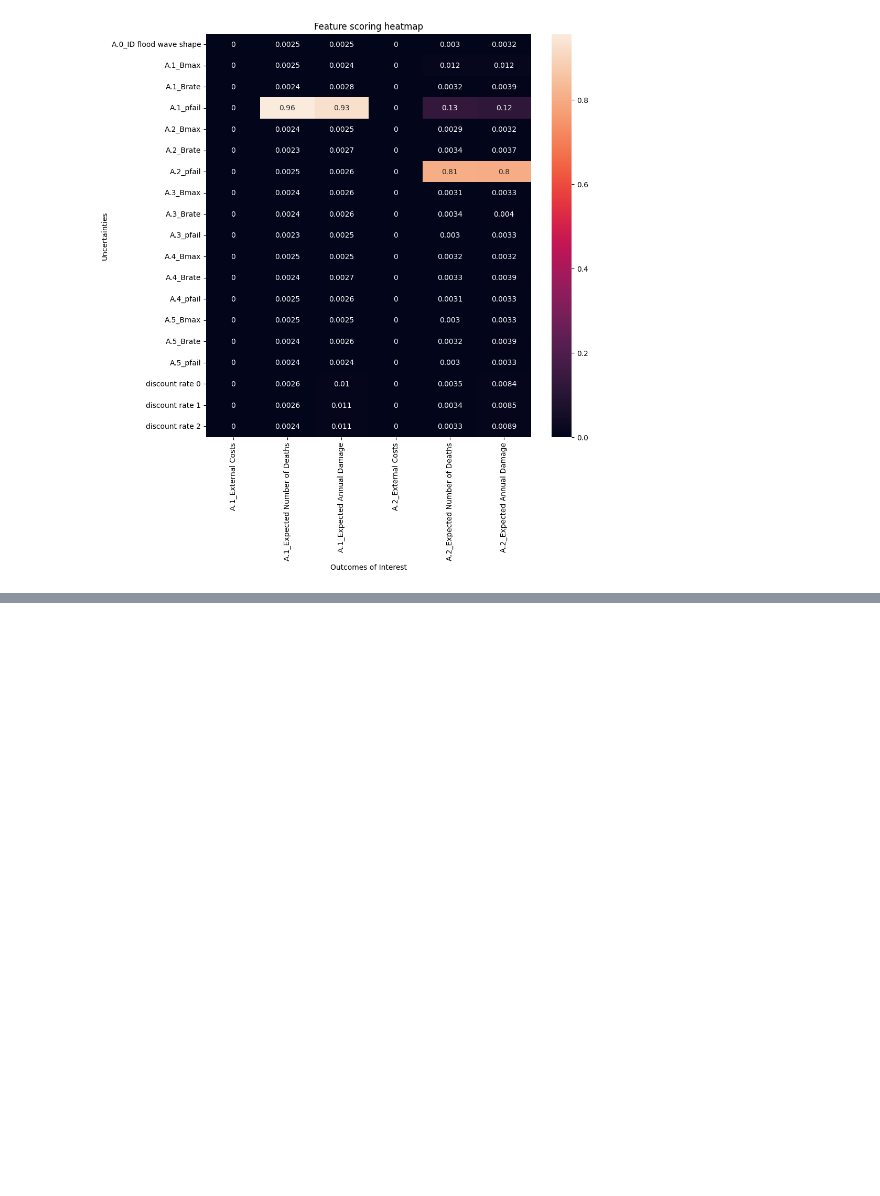
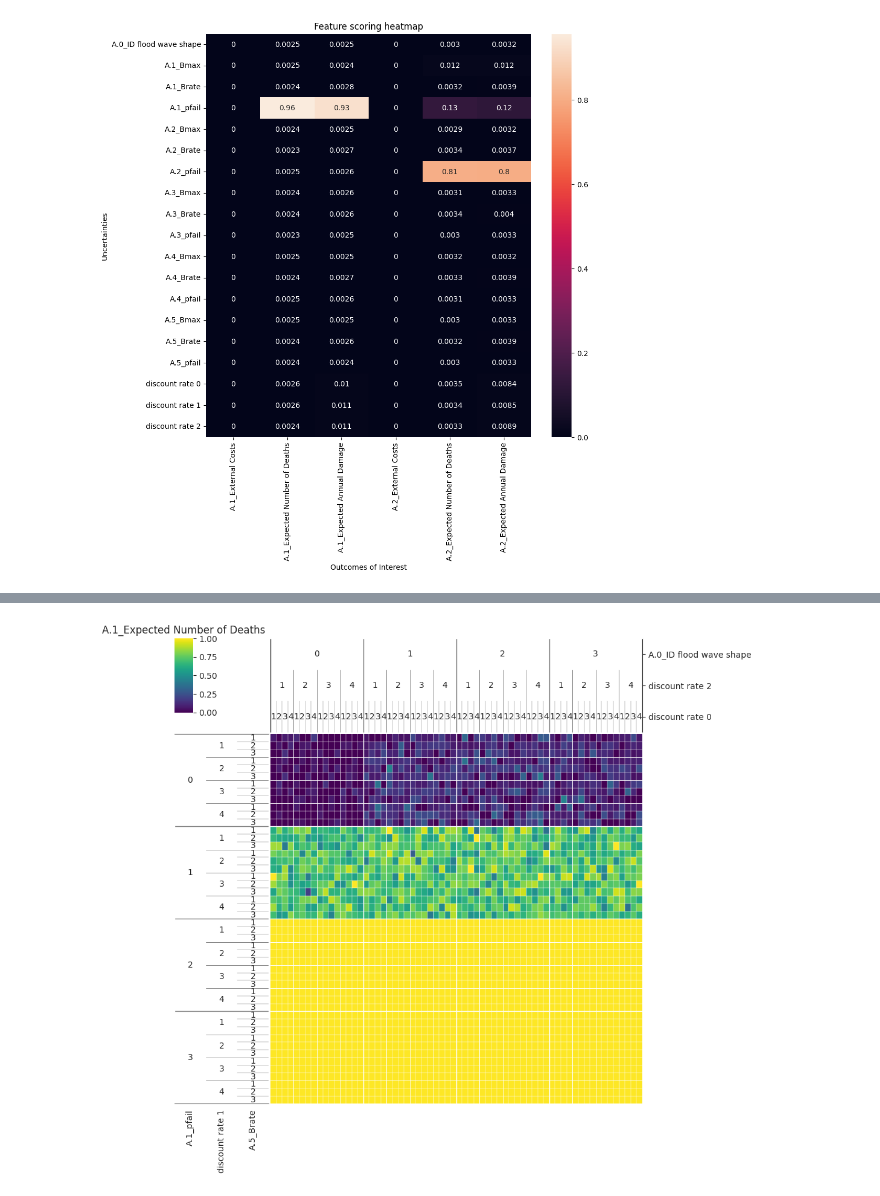
Before and after one commit to pherfkens/PROJECT_MBDM_GROUP1, a Jupyter notebook: final assignment/Feature_Scoring_&_Dim_Stacking.ipynb, the cells around one changed output, grey strips where cells are left out. Cells and saved outputs as stored; diff of their text form; code cells hidden in the pictures; blank space fills up the shorter version.

```diff
--- a/final assignment/Feature_Scoring_&_Dim_Stacking.ipynb
+++ b/final assignment/Feature_Scoring_&_Dim_Stacking.ipynb
@@ -25,0 +52,4 @@ plt.show()
+# %%
+plot_dimensional_stack(experiments, outcomes['A.1_Expected Number of Deaths'], 'A.1_Expected Number of Deaths')
+# %% [output]
+[figure, added]
```
Also changed, not shown: parts of 7 cells of this notebook, 7 other files.
